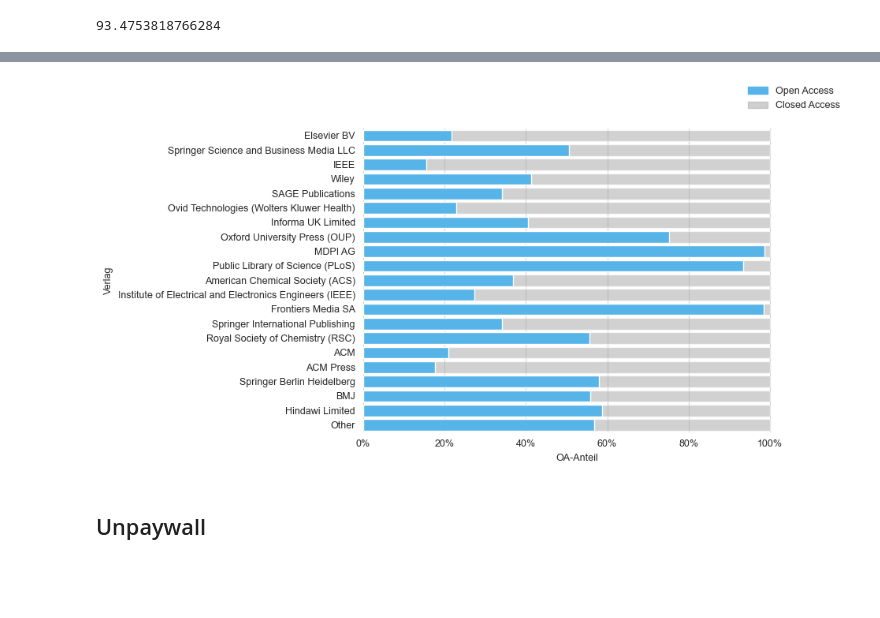
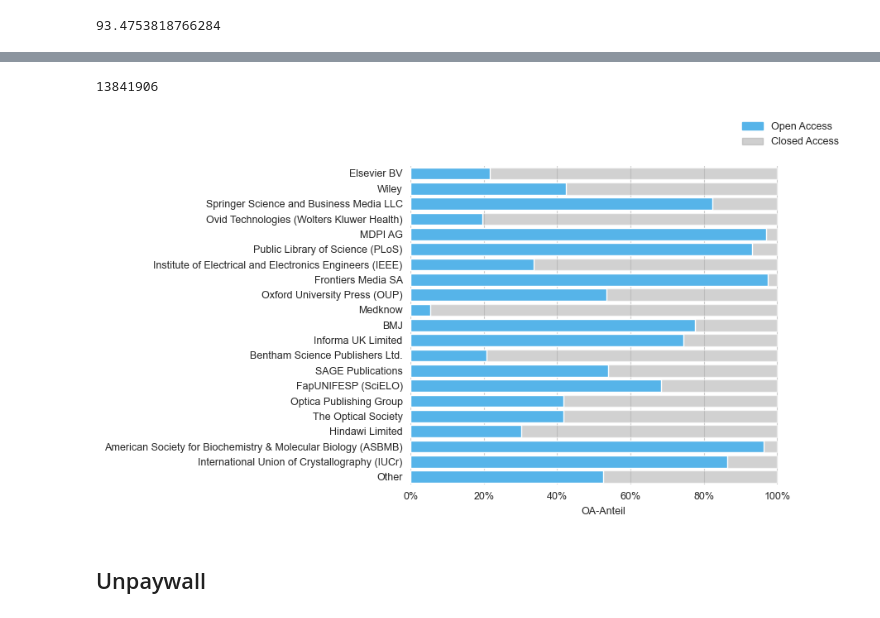
Before and after one commit to naustica/MA, a Jupyter notebook: Codebook.ipynb, the cells around one changed output, grey strips where cells are left out. Cells and saved outputs as stored; diff of their text form; code cells hidden in the pictures; blank space fills up the shorter version.

Commit message:
update publisher information

```diff
--- a/Codebook.ipynb
+++ b/Codebook.ipynb
@@ -564,19 +571,21 @@ df_oa_upw_coverage
 93.4753818766284
 # %%
 df_oa_doi_publisher = client.query(f"""
-                                   SELECT COUNT(DISTINCT(s2ag.doi)) AS number_of_publications,
-                                          upw.publisher as publisher, s2ag.isopenaccess
-                                   FROM (
-                                       SELECT DISTINCT externalids.DOI as doi, isopenaccess,
-                                              EXTRACT (YEAR FROM publicationdate) AS year
-                                       FROM {s2ag_papers}, UNNEST(publicationtypes) as type
-                                       WHERE type = "JournalArticle" AND year >= 2008 AND year < 2021
-                                           AND NOT REGEXP_CONTAINS(title,'^Author Index$|^Back Cover|^Contents$|^Contents:|^Cover Image|^Cover Picture|^Editorial Board|^Front Cover|^Frontispiece|^Inside Back Cover|^Inside Cover|^Inside Front Cover|^Issue Information|^List of contents|^Masthead|^Title page|^Correction$|^Corrections to|^Corrections$|^Withdrawn')
-
-                                       ) AS s2ag
-                                   INNER JOIN {upw_snapshot} AS upw
-                                   ON LOWER(s2ag.doi) = LOWER(upw.doi)
-                                   WHERE s2ag.year IS NOT NULL
-                                   GROUP BY publisher, s2ag.isopenaccess
-                                   ORDER BY number_of_publications DESC
+                                   SELECT DISTINCT SUM(DISTINCT number_of_publications) AS number_of_publications, isopenaccess, publisher
+                                    FROM (
+                                      SELECT SPLIT(cr.issn, ",") AS cr_issn, cr.publisher AS publisher, number_of_publications, isopenaccess
+                                      FROM (
+                                        SELECT COUNT(DISTINCT(externalids.DOI)) AS number_of_publications, isopenaccess, s2_venues.issn AS s2_issn
+                                        FROM `subugoe-wag-closed.S2AG.papers_2023_05_23` AS s2_papers, UNNEST(publicationtypes) as s2_papers_type
+                                        INNER JOIN `subugoe-wag-closed.S2AG.venues_2023_05_23` AS s2_venues
+                                        ON s2_papers.publicationvenueid = s2_venues.id
+                                        WHERE s2_papers_type = "JournalArticle" AND year >= 2008 AND year <= 2020
+                                          AND NOT REGEXP_CONTAINS(s2_papers.title,'^Author Index$|^Back Cover|^Contents$|^Contents:|^Cover Image|^Cover Picture|^Editorial Board|^Front Cover|^Frontispiece|^Inside Back Cover|^Inside Cover|^Inside Front Cover|^Issue Information|^List of contents|^Masthead|^Title page|^Correction$|^Corrections to|^Corrections$|^Withdrawn')
+                                        GROUP BY isopenaccess, s2_issn
+                                      ) AS s2
+                                      INNER JOIN `subugoe-collaborative.cr_history.cr_apr23` AS cr
+                                      ON cr.issn = s2_issn
+                                    )
+                                    GROUP BY publisher, isopenaccess
+                                    ORDER BY number_of_publications DESC
                                    """).to_dataframe()
@@ -708,39 +703,49 @@ df_oa_doi_publisher_hist
+# %%
+df_oa_doi_publisher_hist.number_of_total_publications.sum()
+# %% [output]
+13841906
 # %%
-fig, axes = plt.subplots(figsize=(7,5))
+fig, axes = plt.subplots(figsize=(6,5))
+
+plot_df_publisher = pd.concat([df_oa_doi_publisher_hist[(df_oa_doi_publisher_hist.isopenaccess == True) \
+                        & (df_oa_doi_publisher_hist.publisher != 'Other')]\
+                        .sort_values(by=['number_of_total_publications'], ascending=False),
+                        df_oa_doi_publisher_hist[(df_oa_doi_publisher_hist.isopenaccess == True) \
+                        & (df_oa_doi_publisher_hist.publisher == 'Other')]], ignore_index=True)
 
 plt.box(False)
 
 ax1 = sns.barplot(x=[1] * len(df_oa_doi_publisher_hist),
                   y='publisher',
                   data=df_oa_doi_publisher_hist,
                   label='FALSE',
                   color='#b3b3b3a0',
                   saturation=1,
                   alpha=0.6
                  )
 
 ax2 = sns.barplot(x='proportion',
                   y='publisher',
-                  data=df_oa_doi_publisher_hist[df_oa_doi_publisher_hist.isopenaccess == True],
+                  data=plot_df_publisher,
                   label='TRUE',
                   color='#56B4E9',
                   saturation=1,
                   alpha=1
                  )
 
 plt.xlabel('OA-Anteil')
-plt.ylabel('Verlag')
+plt.ylabel('')
 
 oa_patch = mpatches.Patch(color='#56B4E9', label='Open Access')
 not_oa_patch = mpatches.Patch(color='#b3b3b3a0', label='Closed Access')
 
 lgd = fig.legend(handles=[oa_patch, not_oa_patch], frameon=False, loc='upper right')
 
 axes.xaxis.set_major_formatter(mtick.PercentFormatter(1.0))
 plt.show()
 fig.savefig('media/oa_status_publisher.png', format='png', bbox_inches='tight', dpi=500)
 # %% [output]
-[figure, old version]
+[figure, new version]
 # %% [markdown]
 ## Unpaywall
 # %%
```
Also changed, not shown: parts of 13 cells of this notebook, 3 other files.
